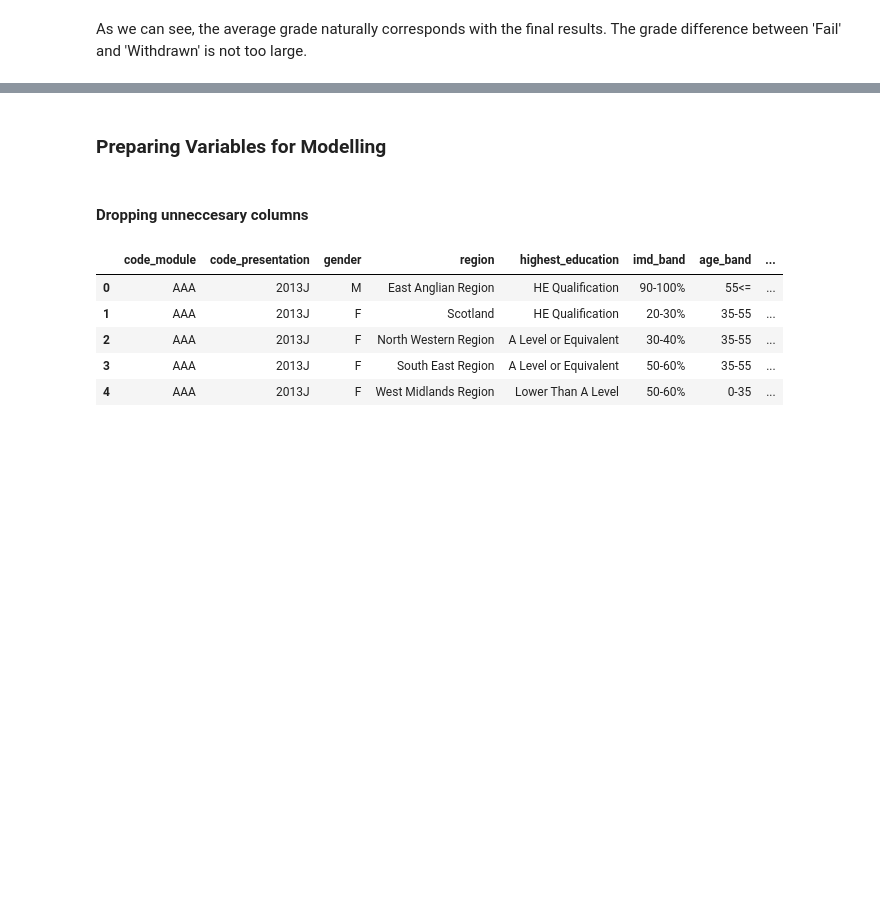
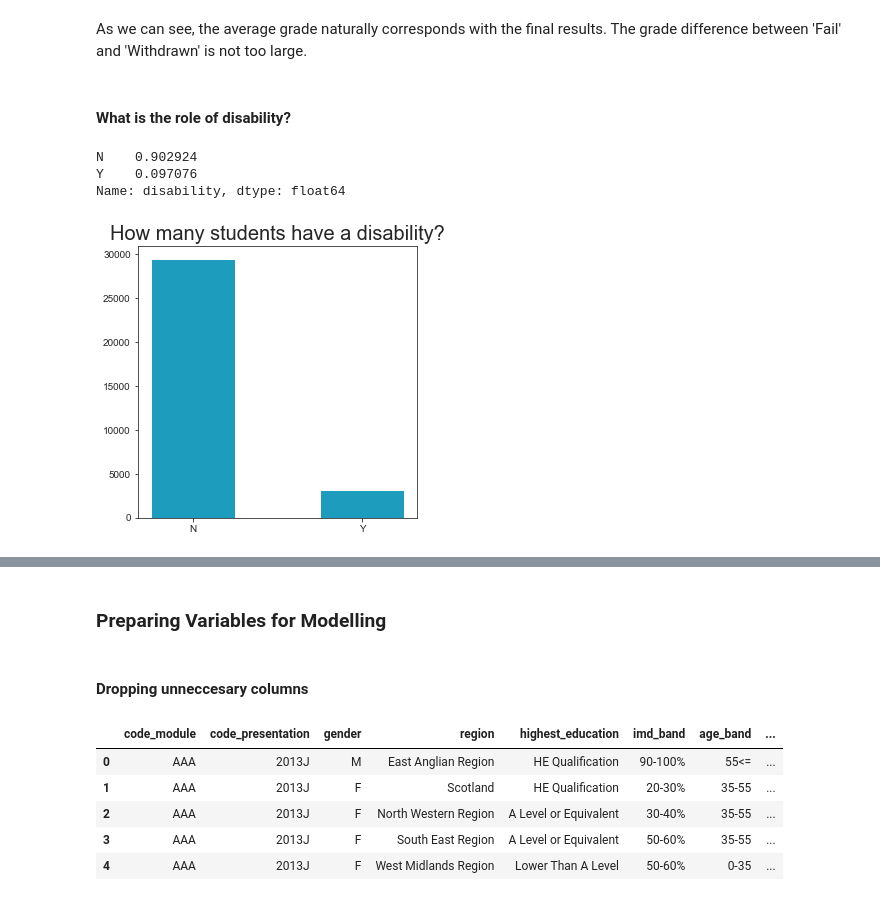
Before and after one commit to nikolholicka/Capstone_Project_Predicting_Student_Outcome_Classification, a Jupyter notebook: Predicting_Student_Results.ipynb, the cells around one changed output, grey strips where cells are left out. Cells and saved outputs as stored; diff of their text form; code cells hidden in the pictures; blank space fills up the shorter version.

```diff
--- a/Predicting_Student_Results.ipynb
+++ b/Predicting_Student_Results.ipynb
@@ -525,0 +514,10 @@ sns.catplot(x="day", y="total_bill", hue="sex", kind="swarm", data=tips);
+# %% [markdown]
+#### What is the role of disability?
+# %%
+plot_cat_var(st_actives_with_vle.disability,'How many students have a disability?',size=(5,5))
+st_actives_with_vle.disability.value_counts(normalize=True)
+# %% [output]
+N    0.902924
+Y    0.097076
+Name: disability, dtype: float64
+[figure, added]
```
Also changed, not shown: parts of 17 cells of this notebook.
